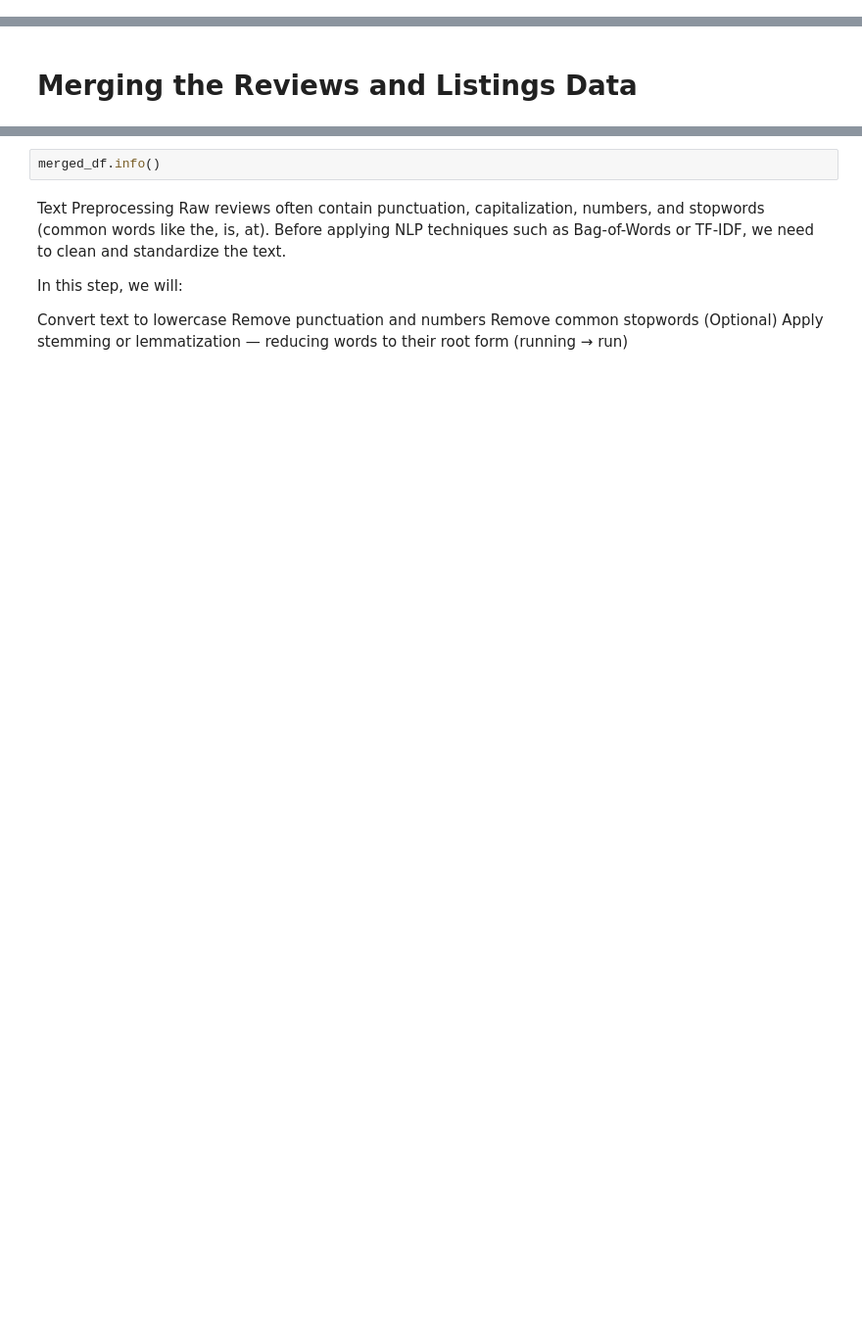
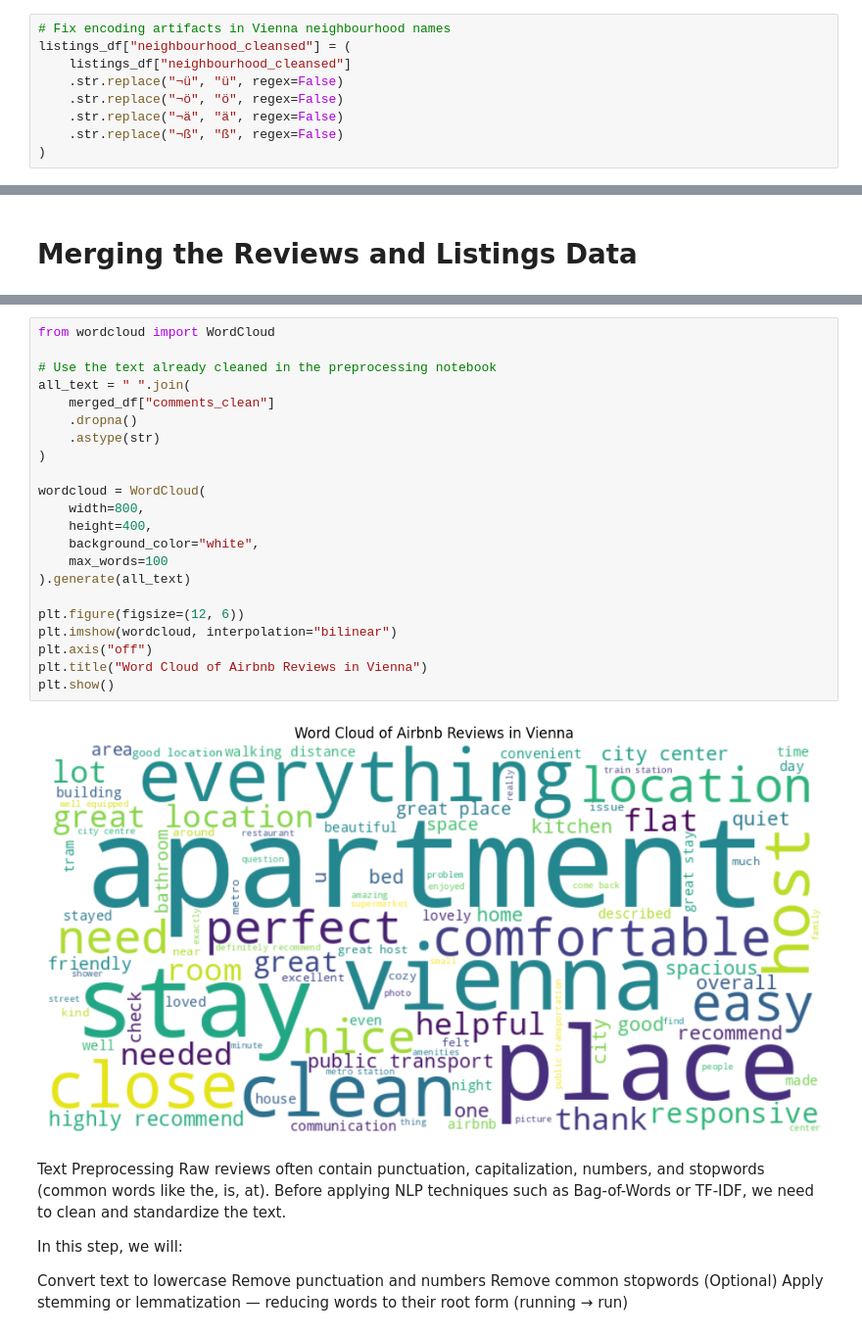
Before and after one commit to Onureeva/airbnb-vienna-nlp-pricing, a Jupyter notebook: notebooks/02_airbnb_analysis.ipynb, the cells around one changed output, grey strips where cells are left out. Shown at 98% size. Cells and saved outputs as stored; diff of their text form; blank space fills up the shorter version.

Commit message:
Update Airbnb analysis notebook

```diff
--- a/notebooks/02_airbnb_analysis.ipynb
+++ b/notebooks/02_airbnb_analysis.ipynb
@@ -224,0 +362,9 @@ print(cleaned_reviews_df.head())
+# %%
+# Fix encoding artifacts in Vienna neighbourhood names
+listings_df["neighbourhood_cleansed"] = (
+    listings_df["neighbourhood_cleansed"]
+    .str.replace("¬ü", "ü", regex=False)
+    .str.replace("¬ö", "ö", regex=False)
+    .str.replace("¬ä", "ä", regex=False)
+    .str.replace("¬ß", "ß", regex=False)
+)
@@ -289,5 +516,27 @@ merged_df.isnull().sum()
-# %%
-merged_df.info()
+# %%
+from wordcloud import WordCloud
+
+# Use the text already cleaned in the preprocessing notebook
+all_text = " ".join(
+    merged_df["comments_clean"]
+    .dropna()
+    .astype(str)
+)
+
+wordcloud = WordCloud(
+    width=800,
+    height=400,
+    background_color="white",
+    max_words=100
+).generate(all_text)
+
+plt.figure(figsize=(12, 6))
+plt.imshow(wordcloud, interpolation="bilinear")
+plt.axis("off")
+plt.title("Word Cloud of Airbnb Reviews in Vienna")
+plt.show()
+# %% [output]
+[figure, added]
 # %% [markdown]
 Text Preprocessing Raw reviews often contain punctuation, capitalization, numbers, and stopwords (common words like the, is, at). Before applying NLP techniques such as Bag-of-Words or TF-IDF, we need to clean and standardize the text.
 
```
Also changed, not shown: parts of 116 cells of this notebook.
